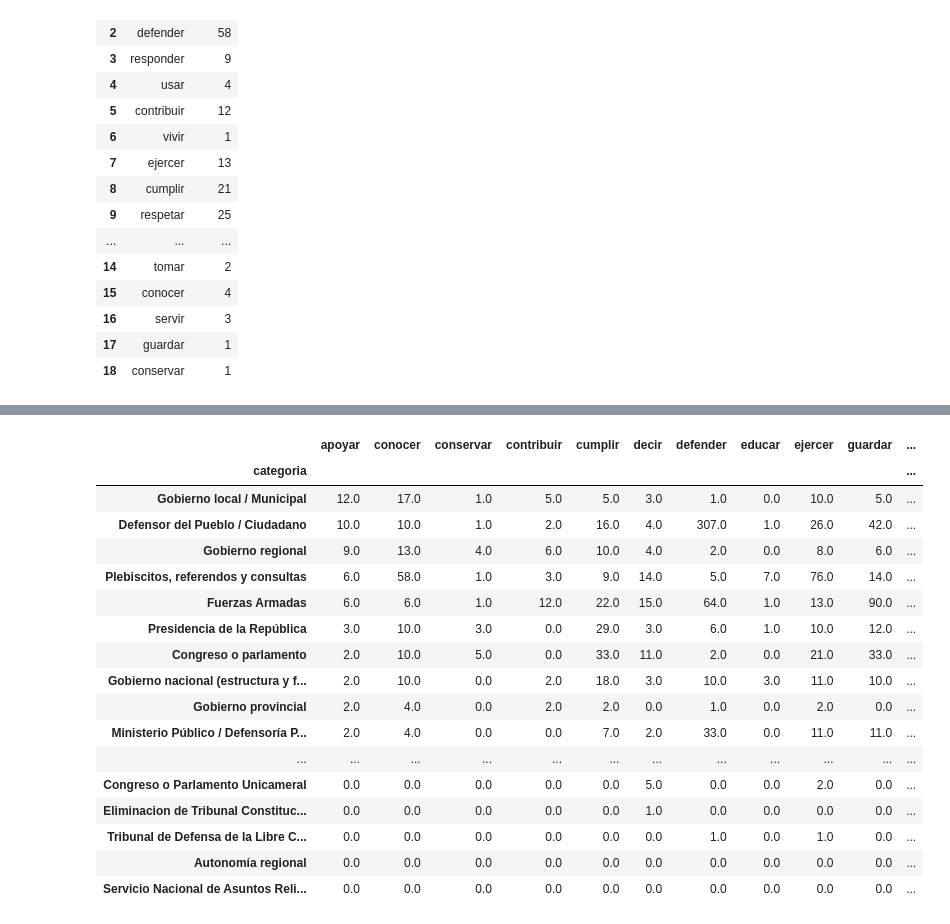
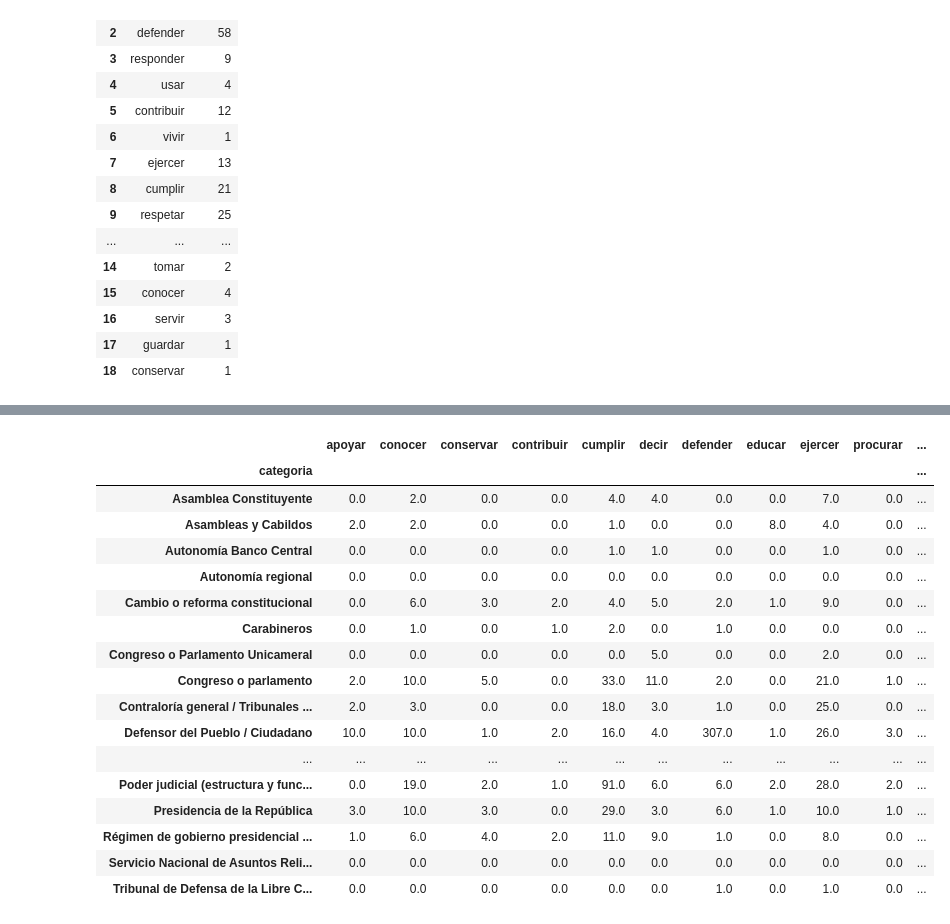
Before and after one commit to napb/PLN_Final, a Jupyter notebook: Tarea3.ipynb, the cells around one changed output, grey strips where cells are left out. Saved outputs shown, nothing was run; the diff lists cells and outputs as text; code cells hidden in the pictures.

```diff
--- a/Tarea3.ipynb
+++ b/Tarea3.ipynb
@@ -181,48 +209,35 @@ for col in df_dummy_categories_ffaa.columns:
 # %%
+df_dummy_categories_ffaa = pd.get_dummies(df_concept_ffaa.groupby(by = ['termino']).count().reset_index()['termino'])
+df_dummy_categories_ffaa = df_dummy_categories_ffaa[0:0]
+df_institutions_all_group = institutions_all.groupby(by = ['categoria']).count().reset_index()['categoria']
+df_dummy_categories_ffaa['categoria'] = df_institutions_all_group
+
+df_dummy_categories_ffaa = df_dummy_categories_ffaa.set_index("categoria")
+
+for col in df_dummy_categories_ffaa.columns:
+    df_dummy_categories_ffaa[col].values[:] = 0
+
 for index, row in institutions_all.iterrows():
   for i, v in df_dummy_categories_ffaa.loc[row['categoria']].items():
     df_dummy_categories_ffaa.loc[row['categoria']][i] = df_dummy_categories_ffaa.loc[row['categoria']][i] + row['fundamento'].count(i)
+
+df_dummy_categories_ffaa
+# %% [output]
+|  | apoyar | conocer | conservar | contribuir | cumplir | decir | defender | educar | ejercer | procurar | ... |
+| categoria |  |  |  |  |  |  |  |  |  |  | ... |
+| Asamblea Constituyente | 0.0 | 2.0 | 0.0 | 0.0 | 4.0 | 4.0 | 0.0 | 0.0 | 7.0 | 0.0 | ... |
+| Asambleas y Cabildos | 2.0 | 2.0 | 0.0 | 0.0 | 1.0 | 0.0 | 0.0 | 8.0 | 4.0 | 0.0 | ... |
+| Autonomía Banco Central | 0.0 | 0.0 | 0.0 | 0.0 | 1.0 | 1.0 | 0.0 | 0.0 | 1.0 | 0.0 | ... |
+| Autonomía regional | 0.0 | 0.0 | 0.0 | 0.0 | 0.0 | 0.0 | 0.0 | 0.0 | 0.0 | 0.0 | ... |
+| Cambio o reforma constitucional | 0.0 | 6.0 | 3.0 | 2.0 | 4.0 | 5.0 | 2.0 | 1.0 | 9.0 | 0.0 | ... |
+| Carabineros | 0.0 | 1.0 | 0.0 | 1.0 | 2.0 | 0.0 | 1.0 | 0.0 | 0.0 | 0.0 | ... |
+| Congreso o Parlamento Unicameral | 0.0 | 0.0 | 0.0 | 0.0 | 0.0 | 5.0 | 0.0 | 0.0 | 2.0 | 0.0 | ... |
+| Congreso o parlamento | 2.0 | 10.0 | 5.0 | 0.0 | 33.0 | 11.0 | 2.0 | 0.0 | 21.0 | 1.0 | ... |
+| Contraloría general / Tribunales ... | 2.0 | 3.0 | 0.0 | 0.0 | 18.0 | 3.0 | 1.0 | 0.0 | 25.0 | 0.0 | ... |
+| Defensor del Pueblo / Ciudadano | 10.0 | 10.0 | 1.0 | 2.0 | 16.0 | 4.0 | 307.0 | 1.0 | 26.0 | 3.0 | ... |
+| ... | ... | ... | ... | ... | ... | ... | ... | ... | ... | ... | ... |
+| Poder judicial (estructura y func... | 0.0 | 19.0 | 2.0 | 1.0 | 91.0 | 6.0 | 6.0 | 2.0 | 28.0 | 2.0 | ... |
+| Presidencia de la República | 3.0 | 10.0 | 3.0 | 0.0 | 29.0 | 3.0 | 6.0 | 1.0 | 10.0 | 1.0 | ... |
+| Régimen de gobierno presidencial ... | 1.0 | 6.0 | 4.0 | 2.0 | 11.0 | 9.0 | 1.0 | 0.0 | 8.0 | 0.0 | ... |
+| Servicio Nacional de Asuntos Reli... | 0.0 | 0.0 | 0.0 | 0.0 | 0.0 | 0.0 | 0.0 | 0.0 | 0.0 | 0.0 | ... |
+| Tribunal de Defensa de la Libre C... | 0.0 | 0.0 | 0.0 | 0.0 | 0.0 | 0.0 | 1.0 | 0.0 | 1.0 | 0.0 | ... |
-# %%
-df_dummy_categories_ffaa.sort_values(
-  ascending=False,
-  by = [
-    "apoyar",
-    "conocer",
-    "conservar",
-    "contribuir",
-    "cumplir",
-    "decir",
-    "defender",
-    "educar",
-    "ejercer",
-    "guardar", #
-    "procurar",
-    "proteger",
-    "respetar",
-    "responder", #
-    "servir",
-    "tomar", #
-    "trabajar",
-    "usar", #
-    "vivir"
-  ]
-)
-# %% [output]
-|  | apoyar | conocer | conservar | contribuir | cumplir | decir | defender | educar | ejercer | guardar | ... |
-| categoria |  |  |  |  |  |  |  |  |  |  | ... |
-| Gobierno local / Municipal | 12.0 | 17.0 | 1.0 | 5.0 | 5.0 | 3.0 | 1.0 | 0.0 | 10.0 | 5.0 | ... |
-| Defensor del Pueblo / Ciudadano | 10.0 | 10.0 | 1.0 | 2.0 | 16.0 | 4.0 | 307.0 | 1.0 | 26.0 | 42.0 | ... |
-| Gobierno regional | 9.0 | 13.0 | 4.0 | 6.0 | 10.0 | 4.0 | 2.0 | 0.0 | 8.0 | 6.0 | ... |
-| Plebiscitos, referendos y consultas | 6.0 | 58.0 | 1.0 | 3.0 | 9.0 | 14.0 | 5.0 | 7.0 | 76.0 | 14.0 | ... |
-| Fuerzas Armadas | 6.0 | 6.0 | 1.0 | 12.0 | 22.0 | 15.0 | 64.0 | 1.0 | 13.0 | 90.0 | ... |
-| Presidencia de la República | 3.0 | 10.0 | 3.0 | 0.0 | 29.0 | 3.0 | 6.0 | 1.0 | 10.0 | 12.0 | ... |
-| Congreso o parlamento | 2.0 | 10.0 | 5.0 | 0.0 | 33.0 | 11.0 | 2.0 | 0.0 | 21.0 | 33.0 | ... |
-| Gobierno nacional (estructura y f... | 2.0 | 10.0 | 0.0 | 2.0 | 18.0 | 3.0 | 10.0 | 3.0 | 11.0 | 10.0 | ... |
-| Gobierno provincial | 2.0 | 4.0 | 0.0 | 2.0 | 2.0 | 0.0 | 1.0 | 0.0 | 2.0 | 0.0 | ... |
-| Ministerio Público / Defensoría P... | 2.0 | 4.0 | 0.0 | 0.0 | 7.0 | 2.0 | 33.0 | 0.0 | 11.0 | 11.0 | ... |
-| ... | ... | ... | ... | ... | ... | ... | ... | ... | ... | ... | ... |
-| Congreso o Parlamento Unicameral | 0.0 | 0.0 | 0.0 | 0.0 | 0.0 | 5.0 | 0.0 | 0.0 | 2.0 | 0.0 | ... |
-| Eliminacion de Tribunal Constituc... | 0.0 | 0.0 | 0.0 | 0.0 | 0.0 | 1.0 | 0.0 | 0.0 | 0.0 | 0.0 | ... |
-| Tribunal de Defensa de la Libre C... | 0.0 | 0.0 | 0.0 | 0.0 | 0.0 | 0.0 | 1.0 | 0.0 | 1.0 | 0.0 | ... |
-| Autonomía regional | 0.0 | 0.0 | 0.0 | 0.0 | 0.0 | 0.0 | 0.0 | 0.0 | 0.0 | 0.0 | ... |
-| Servicio Nacional de Asuntos Reli... | 0.0 | 0.0 | 0.0 | 0.0 | 0.0 | 0.0 | 0.0 | 0.0 | 0.0 | 0.0 | ... |
```
Also changed, not shown: parts of 13 cells of this notebook.
